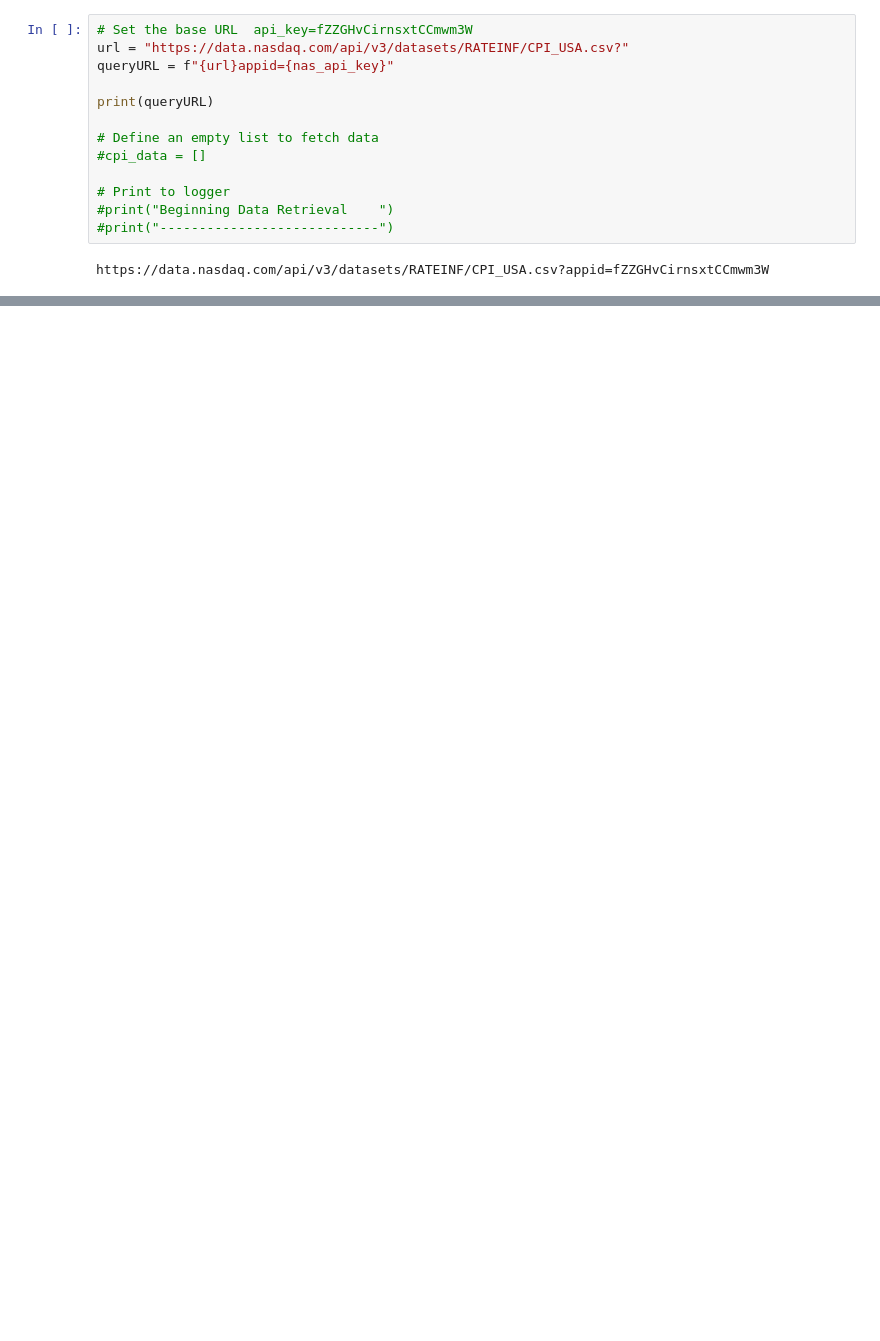
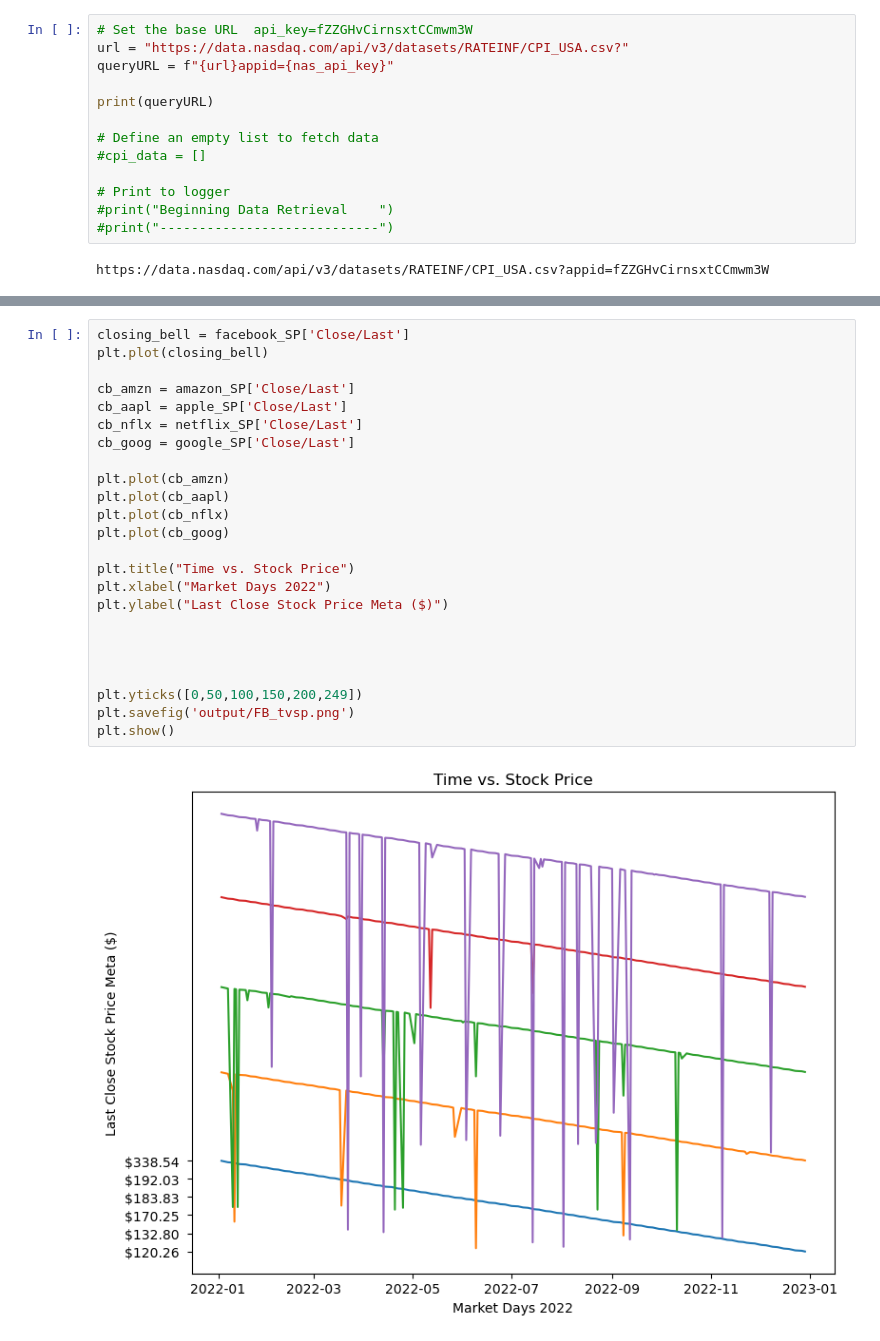
Before and after one commit to Marlon6598/NASDAQ-Project, a Jupyter notebook: MainFinGrab.ipynb, the cells around one changed output, grey strips where cells are left out. Cells and saved outputs as stored; diff of their text form; blank space fills up the shorter version.

```diff
--- a/MainFinGrab.ipynb
+++ b/MainFinGrab.ipynb
@@ -31,0 +196,26 @@ https://data.nasdaq.com/api/v3/datasets/RATEINF/CPI_USA.json?appid=fZZGHvCirnsxt
+# %%
+closing_bell = facebook_SP['Close/Last']
+plt.plot(closing_bell)
+
+cb_amzn = amazon_SP['Close/Last']
+cb_aapl = apple_SP['Close/Last']
+cb_nflx = netflix_SP['Close/Last']
+cb_goog = google_SP['Close/Last']
+
+plt.plot(cb_amzn)
+plt.plot(cb_aapl)
+plt.plot(cb_nflx)
+plt.plot(cb_goog)
+
+plt.title("Time vs. Stock Price")
+plt.xlabel("Market Days 2022")
+plt.ylabel("Last Close Stock Price Meta ($)")
+
+
+
+
+plt.yticks([0,50,100,150,200,249])
+plt.savefig('output/FB_tvsp.png')
+plt.show()
+# %% [output]
+[figure, added]
```
Also changed, not shown: parts of 47 cells of this notebook, 5 other files.
